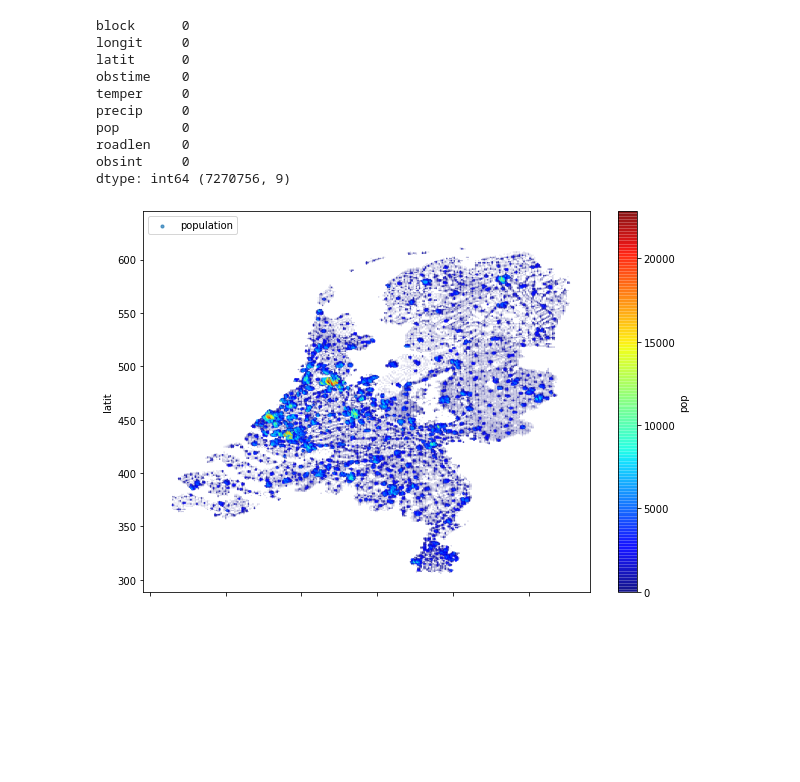
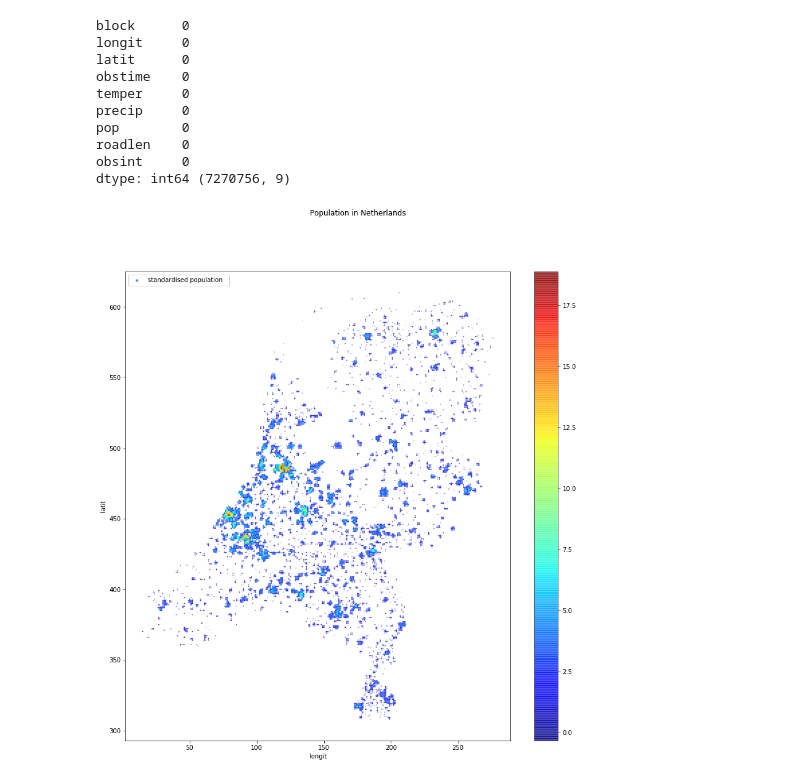
Before and after one commit to GBP-Group4/ObsInt, a Jupyter notebook: input/pre-processing.ipynb, the cells around one changed output. Cells and saved outputs as stored; diff of their text form; code cells hidden in the pictures; blank space fills up the shorter version.

Commit message:
Changes to visualisations

```diff
--- a/input/pre-processing.ipynb
+++ b/input/pre-processing.ipynb
@@ -155,16 +155,20 @@ dtype: int64 (7270756, 9)
 obsInt_obsTime_with_variables.to_csv (os.path.normpath(os.getcwd()+os.sep+os.pardir) + '/output/obsInt_obsTime_with_variables.csv', index = False, header=True)
 # %%
 ### Data Visualisations
-## plotting population values
-df_block_demog.plot(kind="scatter", x="longit", y="latit",
-    s=df_block_demog['pop']/np.std(df_block_demog['pop']), label="population",
-    cmap=plt.get_cmap("jet"), c="pop",
-    colorbar=True, alpha=0.7, figsize=(10,7),
+## plotting population values by standardising values (z-score)
+fig, ax = plt.subplots(1,figsize=(14, 14))
+fig.suptitle('Population in Netherlands')
+df_block_demog.plot(kind="scatter", x="longit", y="latit", ax=ax
+    , s=(df_block_demog['pop']- np.mean(df_block_demog['pop']))/np.std(df_block_demog['pop'])
+    , label="standardised population  "
+    , cmap=plt.get_cmap("jet"), c=(df_block_demog['pop']- np.mean(df_block_demog['pop']))/np.std(df_block_demog['pop'])#"pop"
+    , colorbar=True, alpha=0.7
 )
 plt.legend()
 plt.show()
+plt.savefig(os.path.normpath(os.getcwd()+os.sep+os.pardir) + '/figures/Population_standardised.png', dpi=300)
 # %% [output]
-[figure, old version]
+[figure, new version]
 # %%
 ## plot sum of all observations between 2017-01-01 and 2017-06-30
 obsIntTable_sum = obsIntTable.groupby(['block'])['obsint'].sum().reset_index()
```
Also changed, not shown: parts of 3 cells of this notebook.
